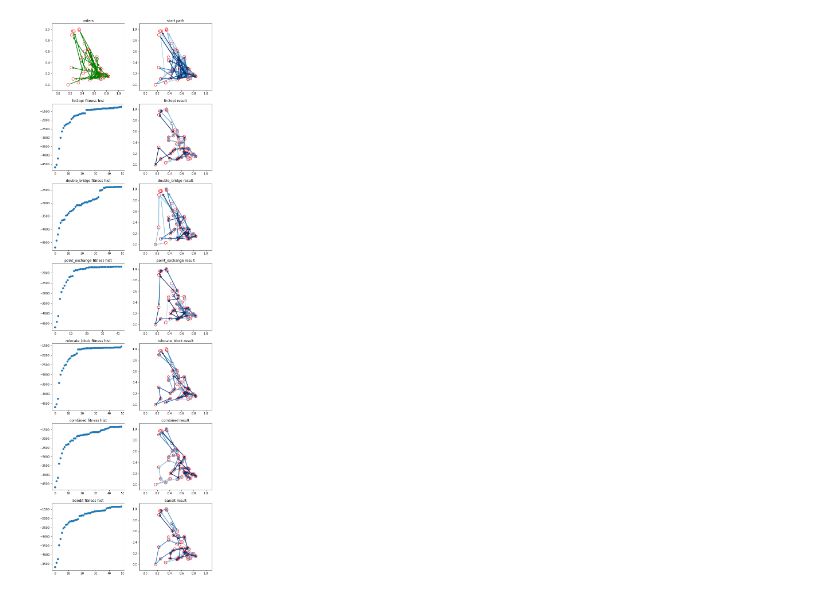
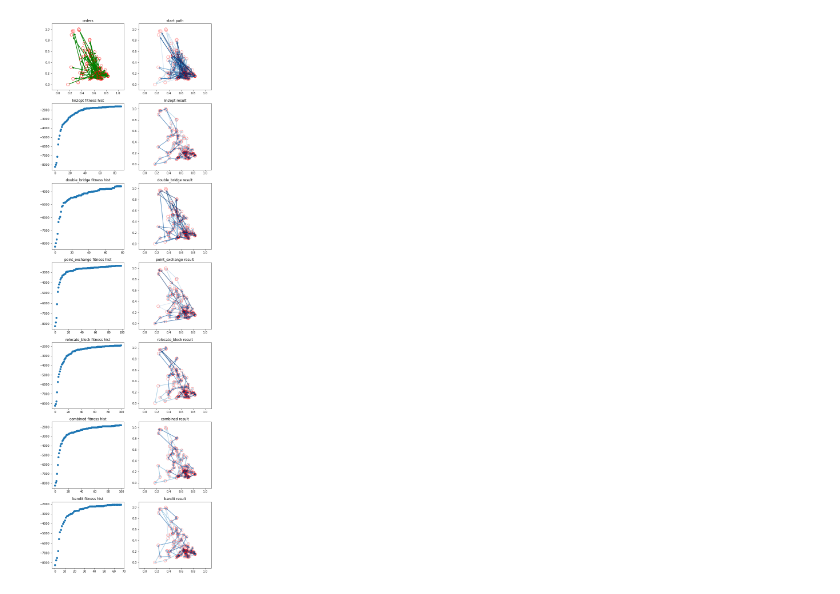
Before and after one commit to xeniabaturina/pdp_python, a Jupyter notebook: research/notebooks/for_statistics.ipynb, the cells around one changed output. Cells and saved outputs as stored; diff of their text form; code cells hidden in the pictures.

```diff
--- a/research/notebooks/for_statistics.ipynb
+++ b/research/notebooks/for_statistics.ipynb
@@ -18,7 +18,7 @@ from src.visualization.draw_graph import draw_orders, draw_graph
 with open('../../data/convergence/statistics.csv', 'w') as f:
     writer = csv.writer(f)
 
-    header = ['size', 'n_ep', 'pool','from_index', 'lo_progress', 'lo_time', 'lo_epochs', 'db_progress', 'db_time', 'db_epochs', 'pe_progress', 'pe_time', 'pe_epochs', 'rb_progress', 'rb_time', 'rb_epochs', 'cmb_progress', 'cmb_time', 'cmb_epochs', 'mab_progress', 'mab_time', 'mab_epochs', 'mab_lo_pulls', 'mab_db_pulls', 'mab_pe_pulls', 'mab_ce_pulls', 'mab_rb_pulls']
+    header = ['size', 'n_ep', 'pool', 'seed', 'from_index', 'length', 'lo_progress', 'lo_time', 'lo_epochs', 'db_progress', 'db_time', 'db_epochs', 'pe_progress', 'pe_time', 'pe_epochs', 'rb_progress', 'rb_time', 'rb_epochs', 'cmb_progress', 'cmb_time', 'cmb_epochs', 'mab_progress', 'mab_time', 'mab_epochs', 'mab_lo_pulls', 'mab_db_pulls', 'mab_pe_pulls', 'mab_ce_pulls', 'mab_rb_pulls']
 
     writer.writerow(header)
 # %%
@@ -31,7 +31,7 @@ def print_path(evolution, ax_hist, ax_result, mutation_str):
     ax_hist.set_title(f'{mutation_str} fitness hist')
     ax_result.set_title(f'{mutation_str} result')
 # %%
-def get_statistics(size, n_ep, pool, from_index=0):
+def get_statistics(size, n_ep, pool, seed=42, from_index=0):
     df = pd.read_csv('../../data/taxi/coordinates_by_id.csv', sep=',')
 
     with open('../../data/taxi_partly/coordinates_by_id.csv', 'w') as f:
@@ -55,13 +55,14 @@ def get_statistics(size, n_ep, pool, from_index=0):
 
     g = Graph(Mode.IDS, dataset_dir="../../data/taxi_partly")
     g.set_path_weight(g.get_path_weight())
+    start_length = g.get_path_weight()
 
-    evolution_lo = run_evolution(n_epochs=n_ep, pool_size=pool, mutation=lin2opt, initial_graph=g)
-    evolution_db = run_evolution(n_epochs=n_ep, pool_size=pool, mutation=double_bridge, initial_graph=g)
-    evolution_pe = run_evolution(n_epochs=n_ep, pool_size=pool, mutation=point_exchange, initial_graph=g)
-    evolution_rb = run_evolution(n_epochs=n_ep, pool_size=pool, mutation=relocate_block, initial_graph=g)
-    evolution_cmb = run_evolution(n_epochs=n_ep, pool_size=pool, mutation=combined, initial_graph=g)
-    evolution_mab = run_evolution(n_epochs=n_ep, pool_size=pool, mutation=mab, initial_graph=g)
+    evolution_lo = run_evolution(n_epochs=n_ep, pool_size=pool, seed=seed, mutation=lin2opt, initial_graph=g)
+    evolution_db = run_evolution(n_epochs=n_ep, pool_size=pool, seed=seed, mutation=double_bridge, initial_graph=g)
+    evolution_pe = run_evolution(n_epochs=n_ep, pool_size=pool, seed=seed, mutation=point_exchange, initial_graph=g)
+    evolution_rb = run_evolution(n_epochs=n_ep, pool_size=pool, seed=seed, mutation=relocate_block, initial_graph=g)
+    evolution_cmb = run_evolution(n_epochs=n_ep, pool_size=pool, seed=seed, mutation=combined, initial_graph=g)
+    evolution_mab = run_evolution(n_epochs=n_ep, pool_size=pool, seed=seed, mutation=mab, initial_graph=g)
 
     fig, ((ax00, ax10),
           (ax01, ax02),
@@ -85,7 +86,7 @@ def get_statistics(size, n_ep, pool, from_index=0):
 
     with open('../../data/convergence/statistics.csv','a') as f:
         writer = csv.writer(f)
-        row = [size, n_ep, pool, from_index,
+        row = [size, n_ep, pool, seed, from_index, start_length,
                evolution_lo.progress, evolution_lo.time, evolution_lo.epochs,
                evolution_db.progress, evolution_db.time, evolution_db.epochs,
                evolution_pe.progress, evolution_pe.time, evolution_pe.epochs,
@@ -96,9 +97,9 @@ def get_statistics(size, n_ep, pool, from_index=0):
 
         writer.writerow(row)
 # %%
-get_statistics(size=50, n_ep=50, pool=50, from_index = 0)
+get_statistics(size=100, n_ep=100, pool=100, seed=42, from_index=0)
 # %% [output]
-[figure, old version]
+[figure, new version]
 # %%
 df = pd.read_csv('../../data/convergence/statistics.csv', sep=',')
 (df.drop(['from_index'], axis=1)).head(10)
```
Also changed, not shown: parts of 2 cells of this notebook, 6 other files.
